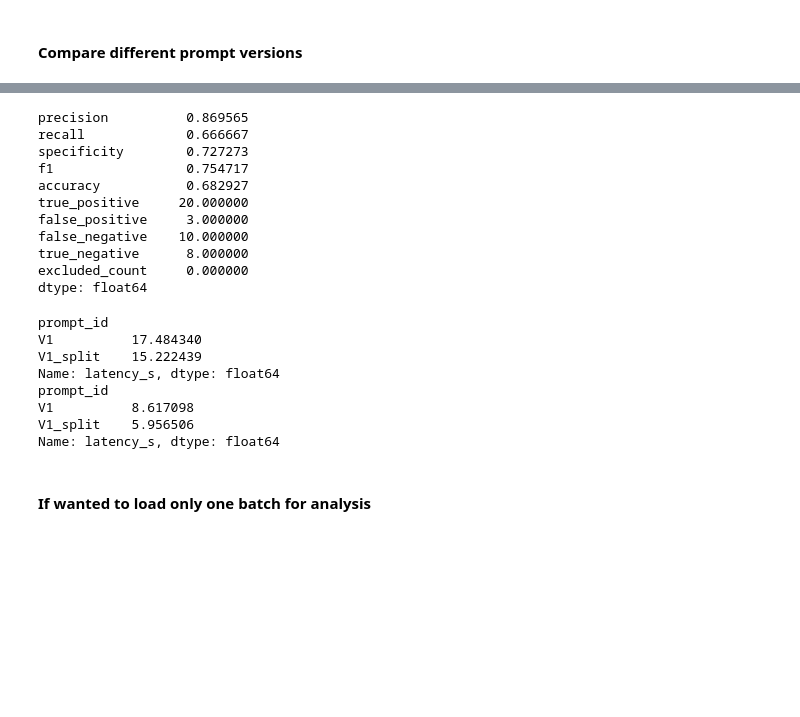
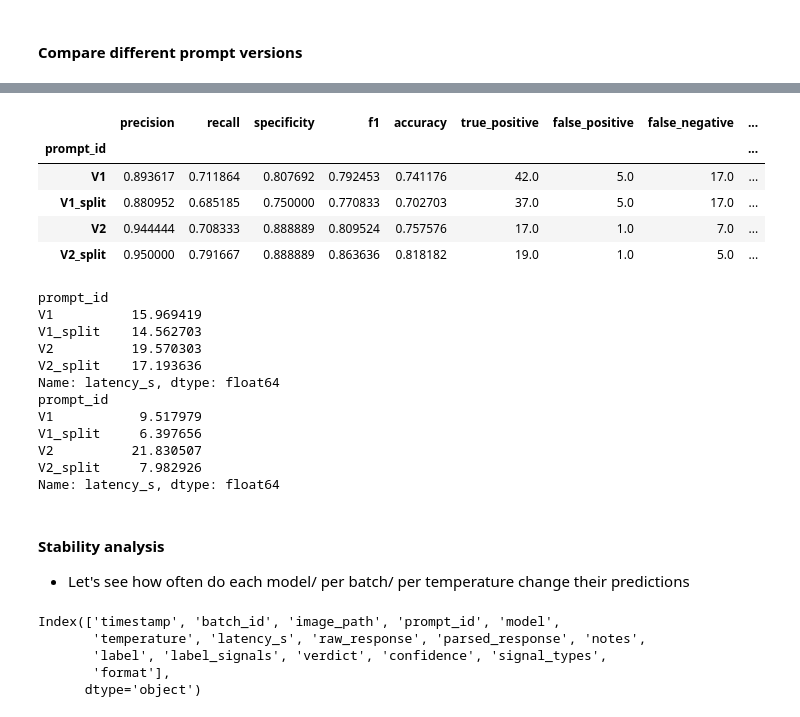
Before and after one commit to PW-Infinitas/doc-tampering-project, a Jupyter notebook: prompt_optimisation.ipynb, the cells around one changed output, grey strips where cells are left out. Cells and saved outputs as stored; diff of their text form; code cells hidden in the pictures; blank space fills up the shorter version.

Commit message:
quick analysis

```diff
--- a/prompt_optimisation.ipynb
+++ b/prompt_optimisation.ipynb
@@ -144,7 +165,7 @@ Load the full log (all batches) or just the current `BATCH_ID` to compare prompt
 import pandas as pd
 from result_logger import load_results
 
-df_all = load_results(batch_id=BATCH_ID) # batch_id=BATCH_ID
+df_all = load_results() # batch_id=BATCH_ID
 df_all['timestamp'] = pd.to_datetime(df_all['timestamp'])
 #df_all[["timestamp", "batch_id", "image_path", "prompt_id", "model", "verdict", "confidence", "signal_types", "format", "latency_s"]]
 # %%
@@ -366,30 +312,26 @@ dtype: float64
-# %%
-system_task_split = df_all[df_all['prompt_id'] == 'V1_split']
-print(compute_binary_metrics(system_task_split))
-# %% [output]
-precision          0.869565
-recall             0.666667
-specificity        0.727273
-f1                 0.754717
-accuracy           0.682927
-true_positive     20.000000
-false_positive     3.000000
-false_negative    10.000000
-true_negative      8.000000
-excluded_count     0.000000
-dtype: float64
+# %%
+df_all.groupby('prompt_id').apply(compute_binary_metrics)
+# %% [output]
+|  | precision | recall | specificity | f1 | accuracy | true_positive | false_positive | false_negative | ... |
+| prompt_id |  |  |  |  |  |  |  |  | ... |
+| V1 | 0.893617 | 0.711864 | 0.807692 | 0.792453 | 0.741176 | 42.0 | 5.0 | 17.0 | ... |
+| V1_split | 0.880952 | 0.685185 | 0.750000 | 0.770833 | 0.702703 | 37.0 | 5.0 | 17.0 | ... |
+| V2 | 0.944444 | 0.708333 | 0.888889 | 0.809524 | 0.757576 | 17.0 | 1.0 | 7.0 | ... |
+| V2_split | 0.950000 | 0.791667 | 0.888889 | 0.863636 | 0.818182 | 19.0 | 1.0 | 5.0 | ... |
 # %%
 # Latency check: Latency is better?, To check again when have more results
 print(df_all.groupby(['prompt_id'])['latency_s'].mean())
 print(df_all.groupby(['prompt_id'])['latency_s'].std())
 # %% [output]
 prompt_id
-V1          17.484340
-V1_split    15.222439
+V1          15.969419
+V1_split    14.562703
+V2          19.570303
+V2_split    17.193636
 Name: latency_s, dtype: float64
 prompt_id
-V1          8.617098
-V1_split    5.956506
+V1           9.517979
+V1_split     6.397656
+V2          21.830507
+V2_split     7.982926
 Name: latency_s, dtype: float64
-# %% [markdown]
-#### If wanted to load only one batch for analysis
@@ -398,0 +338,11 @@ Name: latency_s, dtype: float64
+# %% [markdown]
+#### Stability analysis
+- Let's see how often do each model/ per batch/ per temperature change their predictions
+# %%
+df_all.columns
+# %% [output]
+Index(['timestamp', 'batch_id', 'image_path', 'prompt_id', 'model',
+       'temperature', 'latency_s', 'raw_response', 'parsed_response', 'notes',
+       'label', 'label_signals', 'verdict', 'confidence', 'signal_types',
+       'format'],
+      dtype='object')
```
Also changed, not shown: parts of 15 cells of this notebook, 1 other file.
